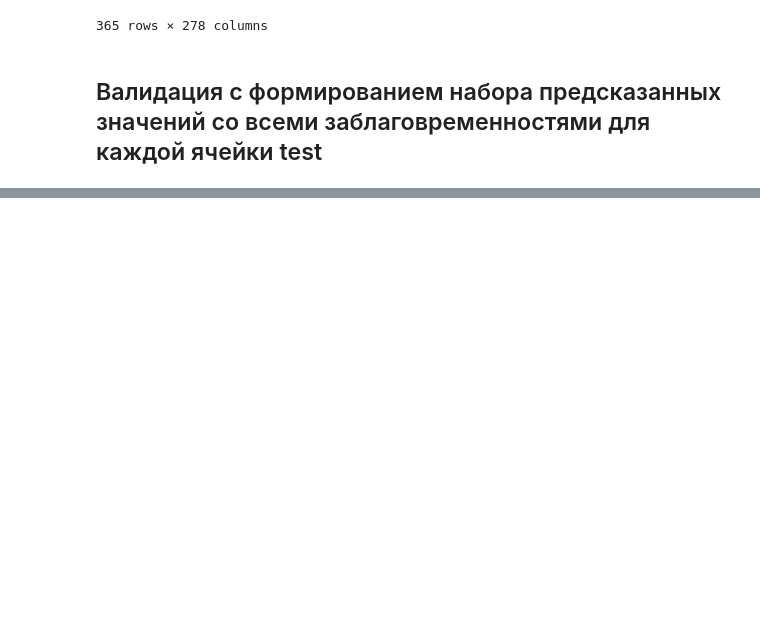
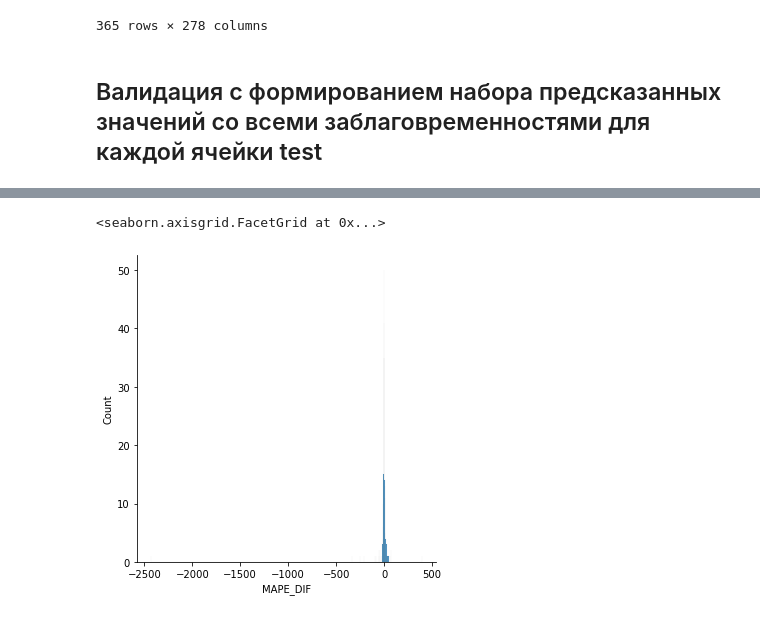
Before and after one commit to ChrisLisbon/ITMO_master_degree_classes, a Jupyter notebook: Research_work(NEMO)/2.2_grid_validation.ipynb, the cells around one changed output, grey strips where cells are left out. Cells and saved outputs as stored; diff of their text form; code cells hidden in the pictures; blank space fills up the shorter version.

```diff
--- a/Research_work(NEMO)/2.2_grid_validation.ipynb
+++ b/Research_work(NEMO)/2.2_grid_validation.ipynb
@@ -175,0 +235,5 @@ errors_df
+# %%
+sns.displot(errors_df, x="MAPE_DIF")
+# %% [output]
+<seaborn.axisgrid.FacetGrid at 0x...>
+[figure, added]
```
Also changed, not shown: parts of 5 cells of this notebook, 6 other files.
